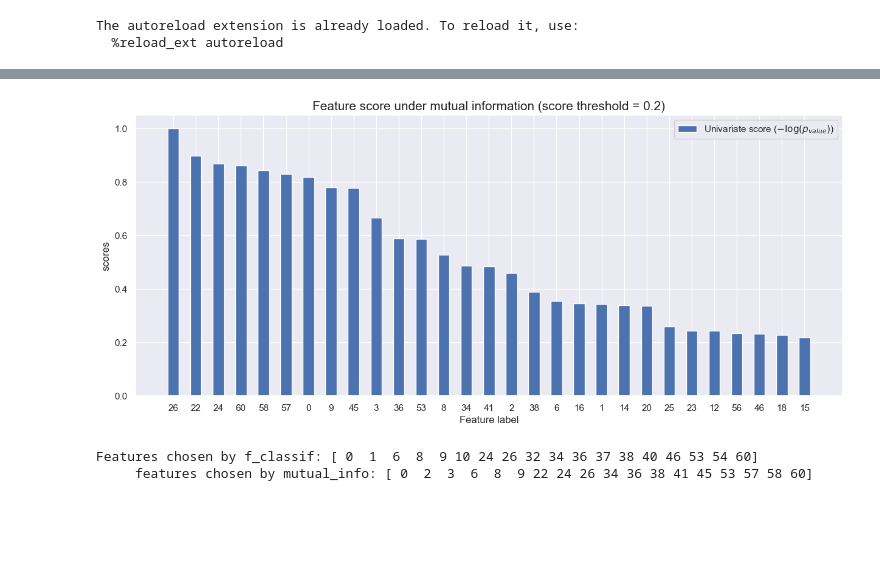
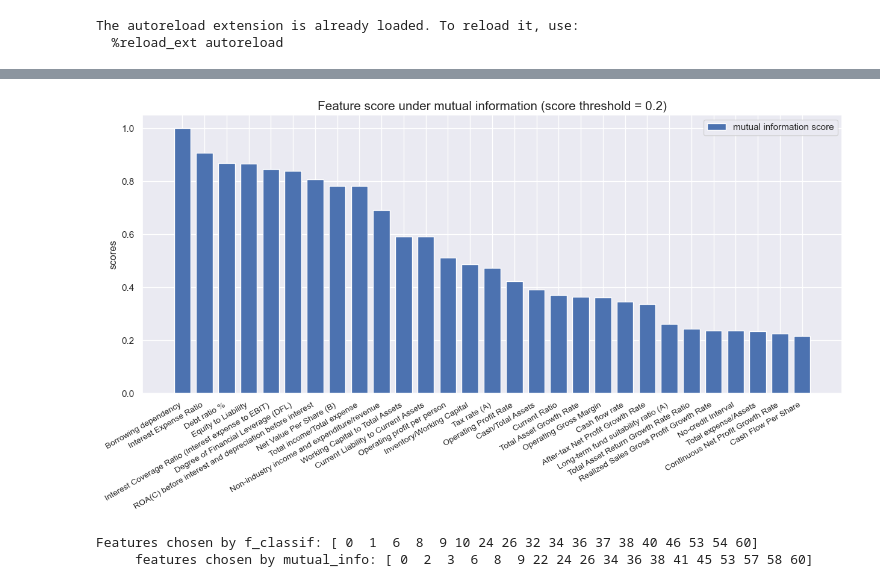
Before and after one commit to Mr-Wonderfool/Company-Bankruptcy-Prediction, a Jupyter notebook: models/visualization.ipynb, the cells around one changed output, grey strips where cells are left out. Drawn from its saved outputs; the diff is of its cells as text; code cells hidden in the pictures; blank space fills up the shorter version.

Commit message:
add thesis

```diff
--- a/models/visualization.ipynb
+++ b/models/visualization.ipynb
@@ -53,6 +53,7 @@ corr_mat = data_X.corr().abs()
 upper = corr_mat.where(np.triu(np.ones(corr_mat.shape), k=1).astype(bool))
 to_drop = [column for column in upper.columns if any(upper[column] > 0.7)]
 data_X = data_X.drop(columns=to_drop)
+copy_X = data_X.copy()
 data_X = scaler.fit_transform(data_X)
 data_Y = data_Y.values
 # %% [markdown]
@@ -77,14 +78,13 @@ selector.plot()
 # %%
 selector = UniVarSelector(data_X, data_Y, percent=30, method='mutual_info_classif')
-features_mutual_info = selector.fit()
+features_mutual_info, index = selector.fit()
 # %%
-ax = selector.plot(threshold=.2)
+ax = selector.plot(figsize=(15,6), columns=copy_X.columns.values, threshold=.2)
 ax.set_title('Feature score under mutual information (score threshold = 0.2)', size=15)
-ax.set_xlabel('Feature label')
 ax.set_ylabel('scores')
-plt.savefig('../thesis/images/score_mutual_info.png', dpi=200)
+# plt.savefig('../thesis/images/score_mutual_info.png', dpi=200)
 # %% [output]
-[figure, old version]
+[figure, new version]
 # %%
 copy_f = np.sort(features_f)
 copy_mi = np.sort(features_mutual_info)
```
Also changed, not shown: parts of 3 cells of this notebook, 22 other files.
